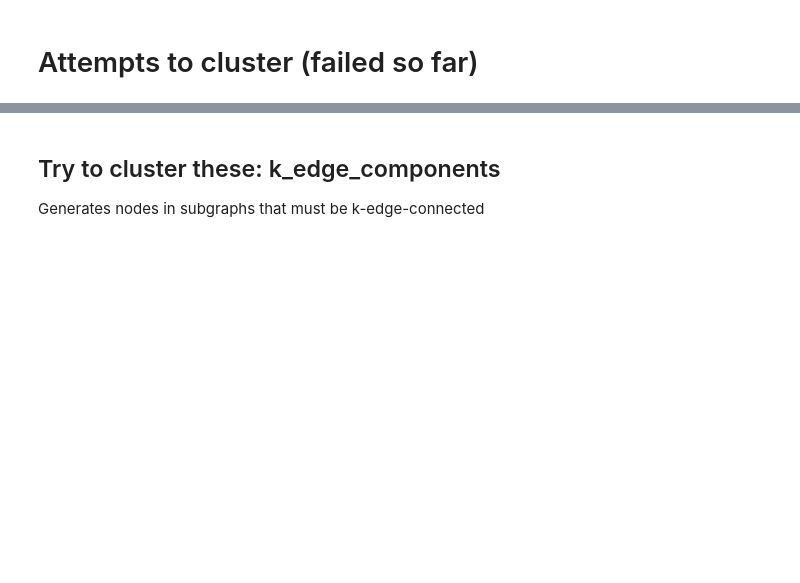
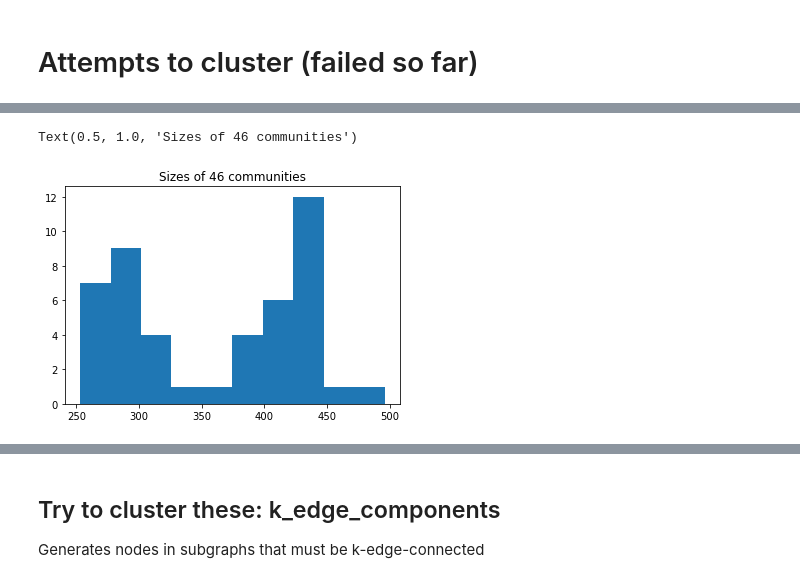
Before and after one commit to ch9nuk9/wbfm, a Jupyter notebook: example-feature-workflow/feature_alignment/sequential_features_pipeline_NEW_test.ipynb, the cells around one changed output, grey strips where cells are left out. Cells and saved outputs as stored; diff of their text form; code cells hidden in the pictures; blank space fills up the shorter version.

```diff
--- a/example-feature-workflow/feature_alignment/sequential_features_pipeline_NEW_test.ipynb
+++ b/example-feature-workflow/feature_alignment/sequential_features_pipeline_NEW_test.ipynb
@@ -41,0 +65,2 @@ all_matches, all_conf, all_frames, candidates = out
+# %%
+clique_matches = community_to_matches(all_communities)
@@ -169,0 +235,33 @@ all_frames[7].frame_ind
+# %%
+# Do a list of descending clique sizes
+k_values = [5,4,3]
+list_min_sizes = [450, 400, 350, 300, 250]
+max_size = 500
+G = DG_bp.to_undirected().copy()
+
+all_communities = []
+
+# Multiple passes: take largest communities first
+for min_size in list_min_sizes:
+    for k in k_values:
+        communities = list(k_clique_communities(G, k=k))
+        nodes_to_remove = []
+        for c in communities:
+            if len(c) > min_size and len(c) < max_size:
+                nodes_to_remove.extend(c)
+                all_communities.append(c)
+        G.remove_nodes_from(nodes_to_remove)
+        print(f"{len(G.nodes)} nodes remaining")
+    max_size = min_size
+
+# Second pass: allow smaller communities
+# min_size, max_size = 15, min_size
+# for k in k_values:
+#     communities = list(k_clique_communities(G, k=k))
+#     nodes_to_remove = []
+#     for c in communities:
+#         if len(c) > min_size and len(c) < max_size:
+#             nodes_to_remove.extend(c)
+#             all_communities.append(c)
+#     G.remove_nodes_from(nodes_to_remove)
+#     print(f"{len(G.nodes)} nodes remaining")
@@ -169,0 +284,8 @@ all_frames[7].frame_ind
+# %%
+all_len = [len(c) for c in all_communities]
+%matplotlib inline
+plt.hist(all_len)
+plt.title(f"Sizes of {len(all_communities)} communities")
+# %% [output]
+Text(0.5, 1.0, 'Sizes of 46 communities')
+[figure, added]
```
Also changed, not shown: parts of 34 cells of this notebook, 1 other file.
